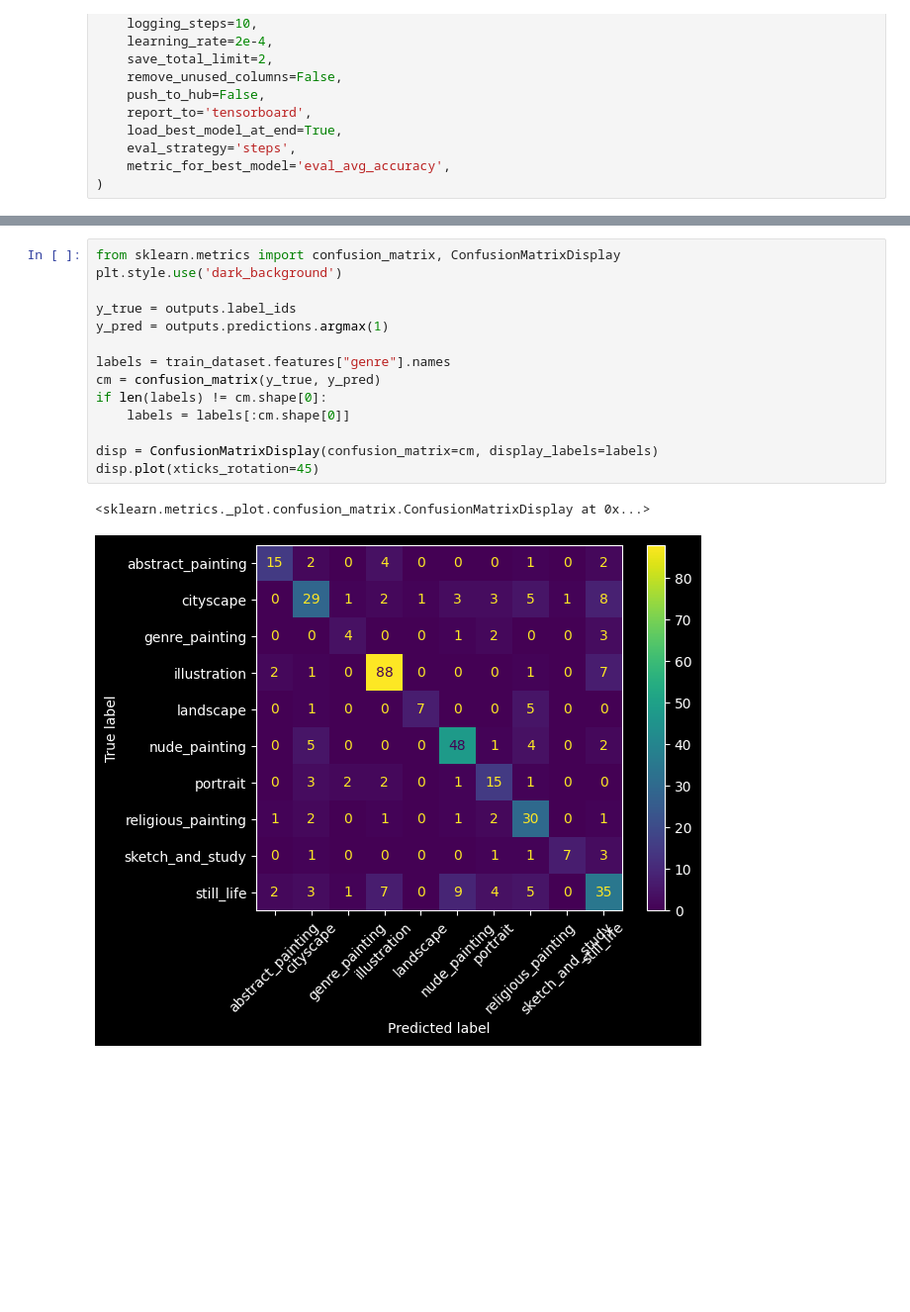
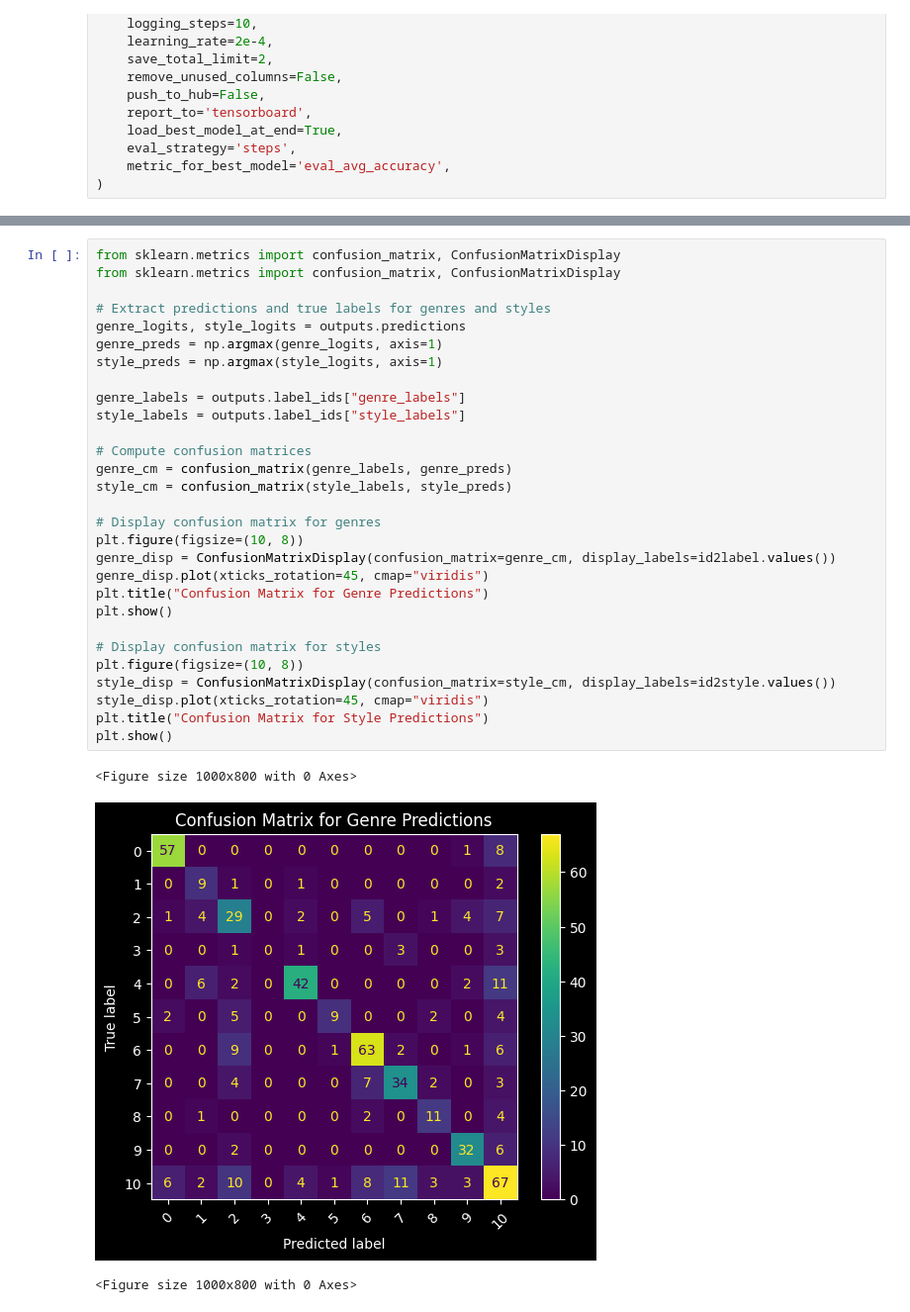
Before and after one commit to wiktoriaszewczyk/CUDA_project_ViT, a Jupyter notebook: project.ipynb, the cells around one changed output, grey strips where cells are left out. Shown at 99% size. Saved outputs shown, nothing was run; the diff lists cells and outputs as text; blank space fills up the shorter version.

Commit message:
updated model to support multi label prediction

```diff
--- a/project.ipynb
+++ b/project.ipynb
@@ -281,17 +346,33 @@ print(outputs.metrics)
 # %%
 from sklearn.metrics import confusion_matrix, ConfusionMatrixDisplay
-plt.style.use('dark_background')
+from sklearn.metrics import confusion_matrix, ConfusionMatrixDisplay
 
-y_true = outputs.label_ids
-y_pred = outputs.predictions.argmax(1)
+# Extract predictions and true labels for genres and styles
+genre_logits, style_logits = outputs.predictions
+genre_preds = np.argmax(genre_logits, axis=1)
+style_preds = np.argmax(style_logits, axis=1)
 
-labels = train_dataset.features["genre"].names
-cm = confusion_matrix(y_true, y_pred)
-if len(labels) != cm.shape[0]:
-    labels = labels[:cm.shape[0]]
+genre_labels = outputs.label_ids["genre_labels"]
+style_labels = outputs.label_ids["style_labels"]
 
-disp = ConfusionMatrixDisplay(confusion_matrix=cm, display_labels=labels)
-disp.plot(xticks_rotation=45)
+# Compute confusion matrices
+genre_cm = confusion_matrix(genre_labels, genre_preds)
+style_cm = confusion_matrix(style_labels, style_preds)
+
+# Display confusion matrix for genres
+plt.figure(figsize=(10, 8))
+genre_disp = ConfusionMatrixDisplay(confusion_matrix=genre_cm, display_labels=id2label.values())
+genre_disp.plot(xticks_rotation=45, cmap="viridis")
+plt.title("Confusion Matrix for Genre Predictions")
+plt.show()
+
+# Display confusion matrix for styles
+plt.figure(figsize=(10, 8))
+style_disp = ConfusionMatrixDisplay(confusion_matrix=style_cm, display_labels=id2style.values())
+style_disp.plot(xticks_rotation=45, cmap="viridis")
+plt.title("Confusion Matrix for Style Predictions")
+plt.show()
 # %% [output]
-<sklearn.metrics._plot.confusion_matrix.ConfusionMatrixDisplay at 0x...>
+<Figure size 1000x800 with 0 Axes>
-[figure, old version]
+[figure, new version]
+<Figure size 1000x800 with 0 Axes>
```
Also changed, not shown: parts of 10 cells of this notebook.
